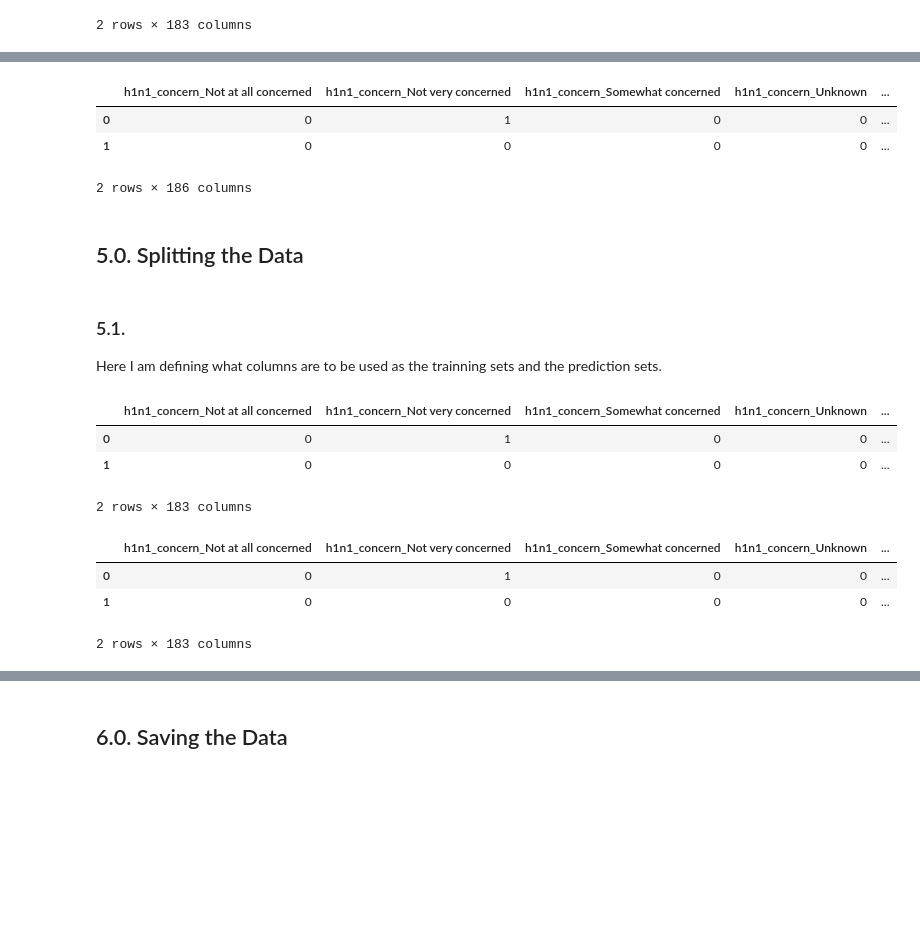
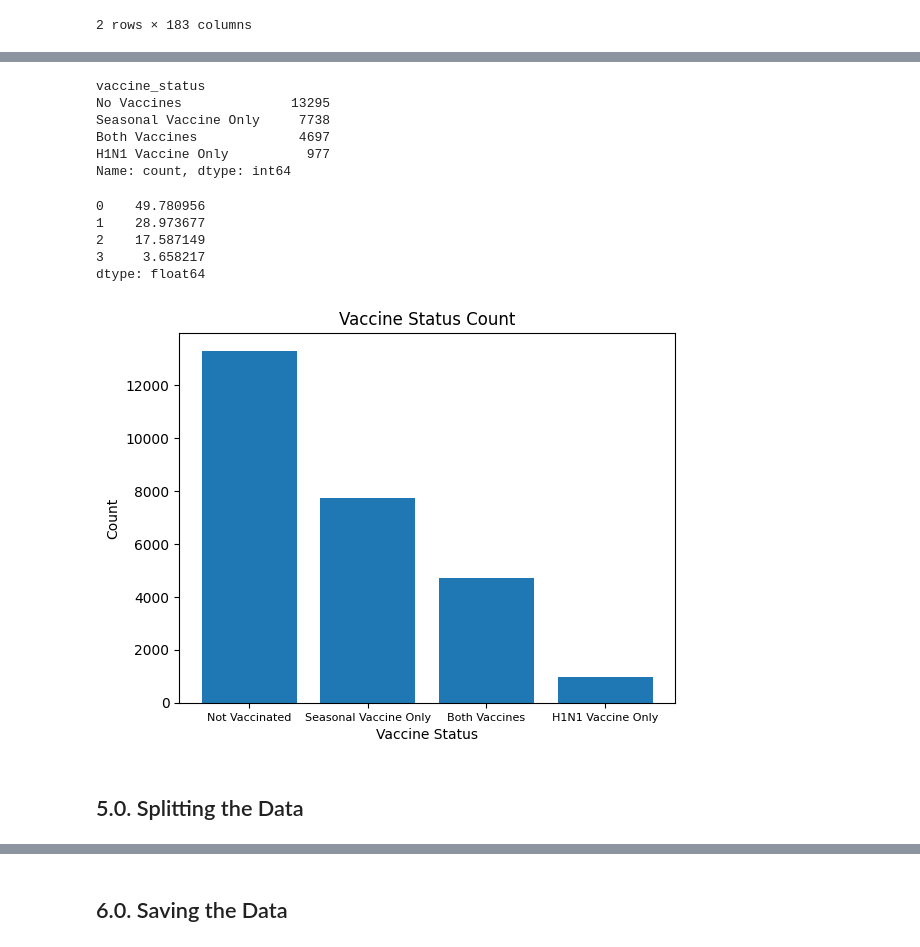
Before and after one commit to nudaee/DataScienceGuidedCapstone, a Jupyter notebook: Notebooks/Pre-processing and Training Data Development Cap2.ipynb, the cells around one changed output, grey strips where cells are left out. Cells and saved outputs as stored; diff of their text form; code cells hidden in the pictures; blank space fills up the shorter version.

```diff
--- a/Notebooks/Pre-processing and Training Data Development Cap2.ipynb
+++ b/Notebooks/Pre-processing and Training Data Development Cap2.ipynb
@@ -57,5 +58,5 @@ In order for a Logistic model to understand the data the categorical features mu
 # %%
 # Exclude columns before converting into dummy variables
 columns_to_exclude = ['respondent_id','vaccine_status', 'h1n1_vaccine', 'seasonal_vaccine']
-new_df = pd.get_dummies(df.drop(columns_to_exclude, axis=1) ,dtype= int)
+split_df = pd.get_dummies(df.drop(columns_to_exclude, axis=1) ,dtype= int)
 # %%
@@ -95,7 +68,0 @@ print(df1)
-# %%
-train_df.head(2)
-# %% [output]
-|  | h1n1_concern_Not at all concerned | h1n1_concern_Not very concerned | h1n1_concern_Somewhat concerned | h1n1_concern_Unknown | ... |
-| 0 | 0 | 1 | 0 | 0 | ... |
-| 1 | 0 | 0 | 0 | 0 | ... |
-2 rows × 186 columns
@@ -105,5 +69,34 @@ train_df.head(2)
+# %%
+split_df['vaccine_status'] = df['vaccine_status']
+# %%
+class_counts = split_df['vaccine_status'].value_counts()
+class_counts
+# %% [output]
+vaccine_status
+No Vaccines              13295
+Seasonal Vaccine Only     7738
+Both Vaccines             4697
+H1N1 Vaccine Only          977
+Name: count, dtype: int64
+# %%
+class_percentages = pd.Series([(x / split_df.shape[0]) * 100.00 for x in class_counts])
+class_percentages
+# %% [output]
+0    49.780956
+1    28.973677
+2    17.587149
+3     3.658217
+dtype: float64
+# %%
+fig, ax = plt.subplots()
+ax.bar(class_counts.index, class_counts.values)
+ax.set_xlabel('Vaccine Status')
+ax.set_ylabel('Count')
+ax.set_title('Vaccine Status Count')
+ax.set_xticks([0, 1,2,3])
+ax.set_xticklabels(['Not Vaccinated', 'Seasonal Vaccine Only', 'Both Vaccines', 'H1N1 Vaccine Only'], fontsize=8)
+plt.show()
+# %% [output]
+[figure, added]
 # %% [markdown]
 ## 5.0. Splitting the Data
-# %% [markdown]
-### 5.1.
-Here I am defining what columns are to be used as the trainning sets and the prediction sets.
@@ -117,14 +102,0 @@ y_seasonal_1 = train_df['seasonal_vaccine']
-# %%
-x_h1n1_1.head(2)
-# %% [output]
-|  | h1n1_concern_Not at all concerned | h1n1_concern_Not very concerned | h1n1_concern_Somewhat concerned | h1n1_concern_Unknown | ... |
-| 0 | 0 | 1 | 0 | 0 | ... |
-| 1 | 0 | 0 | 0 | 0 | ... |
-2 rows × 183 columns
-# %%
-x_seasonal_1.head(2)
-# %% [output]
-|  | h1n1_concern_Not at all concerned | h1n1_concern_Not very concerned | h1n1_concern_Somewhat concerned | h1n1_concern_Unknown | ... |
-| 0 | 0 | 1 | 0 | 0 | ... |
-| 1 | 0 | 0 | 0 | 0 | ... |
-2 rows × 183 columns
```
Also changed, not shown: parts of 20 cells of this notebook.
